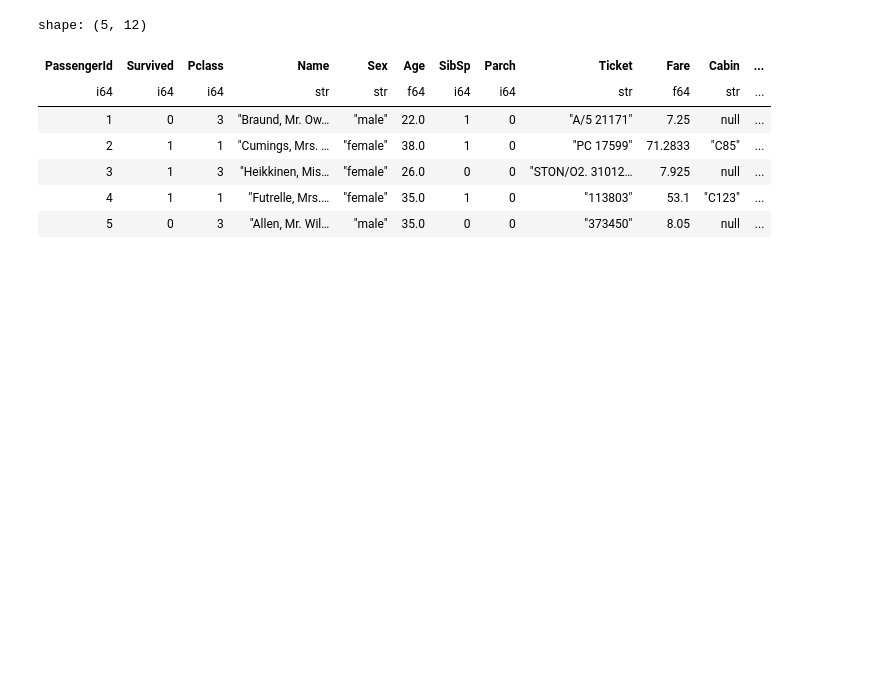
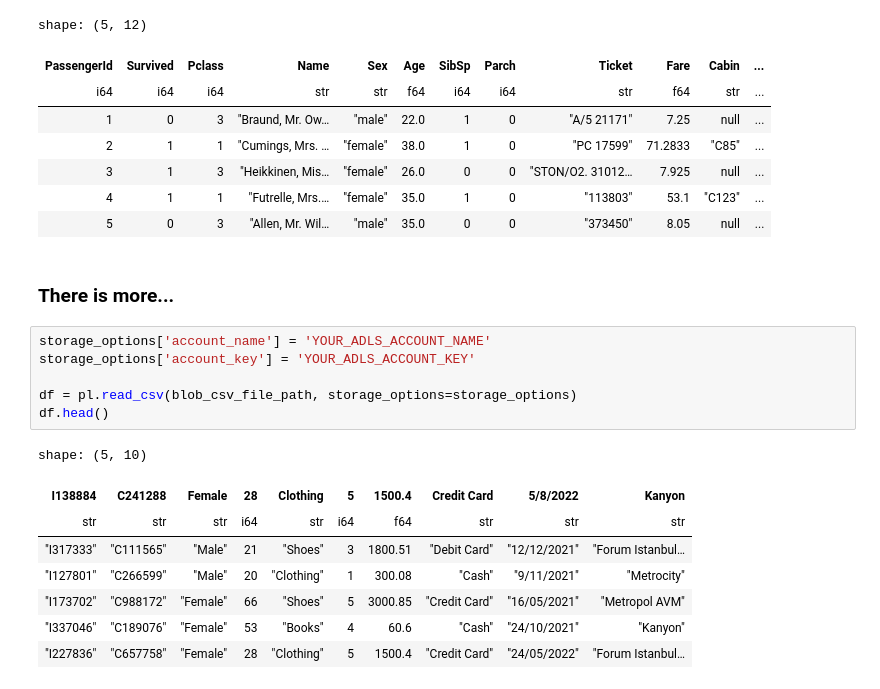
Before and after one commit to PacktPublishing/Polars-Cookbook, a Jupyter notebook: Chapter11/ch11.ipynb, the cells around one changed output. Saved outputs shown, nothing was run; the diff lists cells and outputs as text; blank space fills up the shorter version.

```diff
--- a/Chapter11/ch11.ipynb
+++ b/Chapter11/ch11.ipynb
@@ -151,3 +158,20 @@ shape: (5, 12)
 | 3 | 1 | 3 | "Heikkinen, Mis… | "female" | 26.0 | 0 | 0 | "STON/O2. 31012… | 7.925 | null | ... |
 | 4 | 1 | 1 | "Futrelle, Mrs.… | "female" | 35.0 | 1 | 0 | "113803" | 53.1 | "C123" | ... |
 | 5 | 0 | 3 | "Allen, Mr. Wil… | "male" | 35.0 | 0 | 0 | "373450" | 8.05 | null | ... |
+# %% [markdown]
+### There is more...
+# %%
+storage_options['account_name'] = 'YOUR_ADLS_ACCOUNT_NAME'
+storage_options['account_key'] = 'YOUR_ADLS_ACCOUNT_KEY'
+
+df = pl.read_csv(blob_csv_file_path, storage_options=storage_options)
+df.head()
+# %% [output]
+shape: (5, 10)
+| I138884 | C241288 | Female | 28 | Clothing | 5 | 1500.4 | Credit Card | 5/8/2022 | Kanyon |
+| str | str | str | i64 | str | i64 | f64 | str | str | str |
+| "I317333" | "C111565" | "Male" | 21 | "Shoes" | 3 | 1800.51 | "Debit Card" | "12/12/2021" | "Forum Istanbul… |
+| "I127801" | "C266599" | "Male" | 20 | "Clothing" | 1 | 300.08 | "Cash" | "9/11/2021" | "Metrocity" |
+| "I173702" | "C988172" | "Female" | 66 | "Shoes" | 5 | 3000.85 | "Credit Card" | "16/05/2021" | "Metropol AVM" |
+| "I337046" | "C189076" | "Female" | 53 | "Books" | 4 | 60.6 | "Cash" | "24/10/2021" | "Kanyon" |
+| "I227836" | "C657758" | "Female" | 28 | "Clothing" | 5 | 1500.4 | "Credit Card" | "24/05/2022" | "Forum Istanbul… |
```
Also changed, not shown: parts of 1 cell of this notebook.
